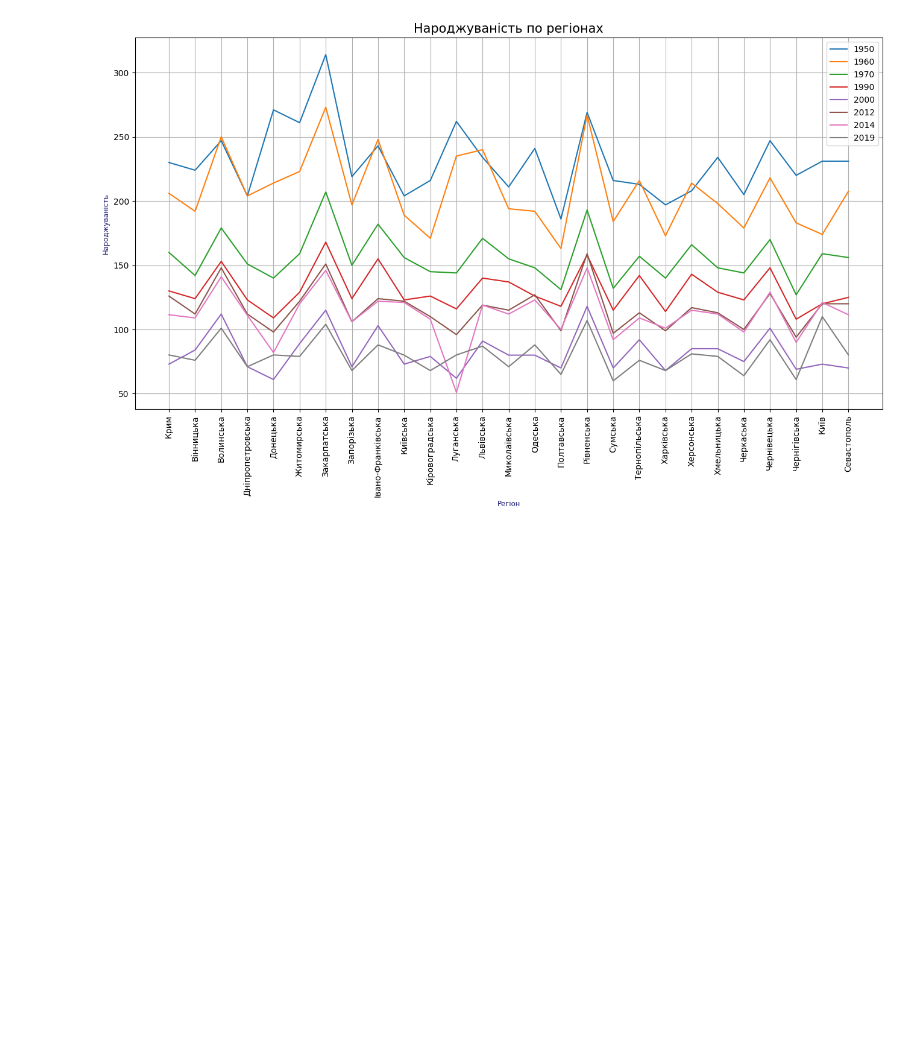
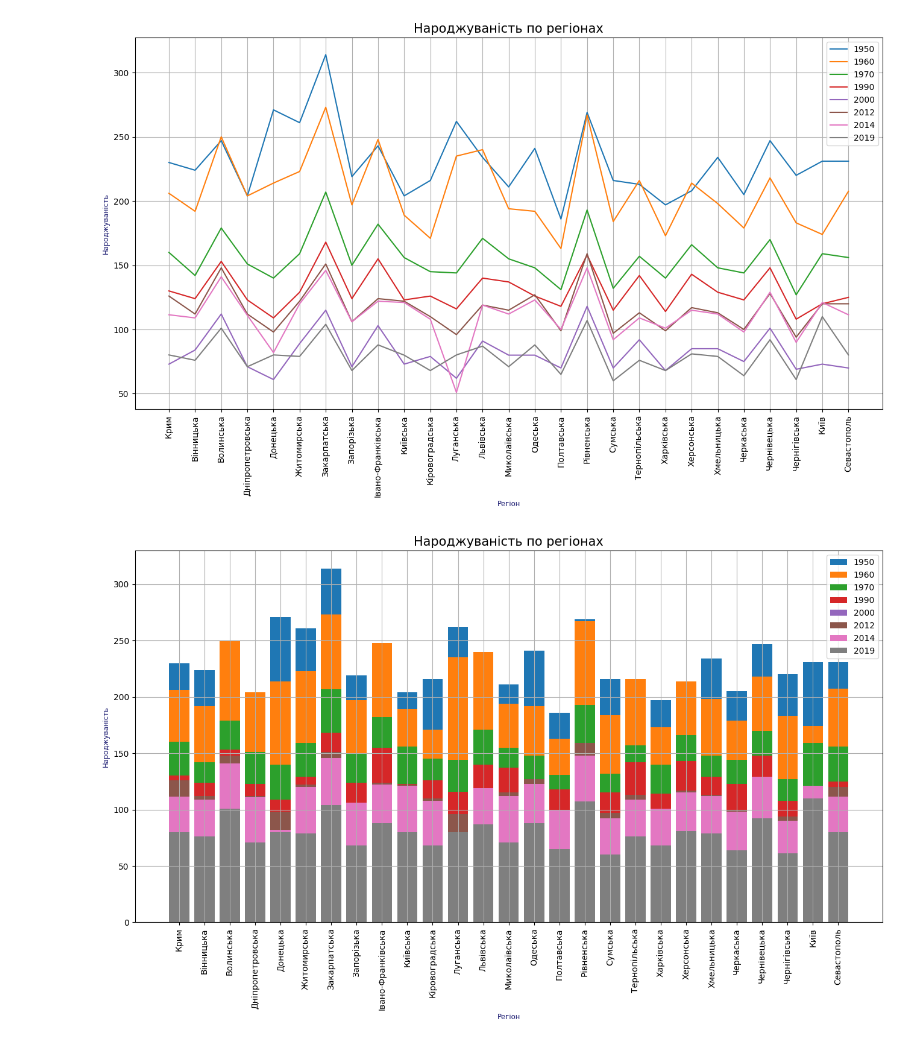
Before and after one commit to lexxai/goit_python_ds_hw_02, a Jupyter notebook: Hw2.1.ipynb, the cells around one changed output. Cells and saved outputs as stored; diff of their text form; code cells hidden in the pictures; blank space fills up the shorter version.

```diff
--- a/Hw2.1.ipynb
+++ b/Hw2.1.ipynb
@@ -269,3 +269,20 @@ plt.title("Народжуваність по регіонах", fontsize=15)
 plt.show()
 # %% [output]
 [figure]
+# %%
+plt.figure(figsize=(16,8))
+
+colnames = df.columns[1:]
+
+for col in colnames:
+  plt.bar(df["Регіон"],df[col],label=col)
+
+plt.xticks(rotation=90)
+plt.legend()
+plt.grid()
+plt.xlabel("Регіон", fontsize="small", color="midnightblue")
+plt.ylabel("Народжуваність", fontsize="small", color="midnightblue")
+plt.title("Народжуваність по регіонах", fontsize=15)
+plt.show()
+# %% [output]
+[figure, added]
```
Also changed, not shown: parts of 1 cell of this notebook.
